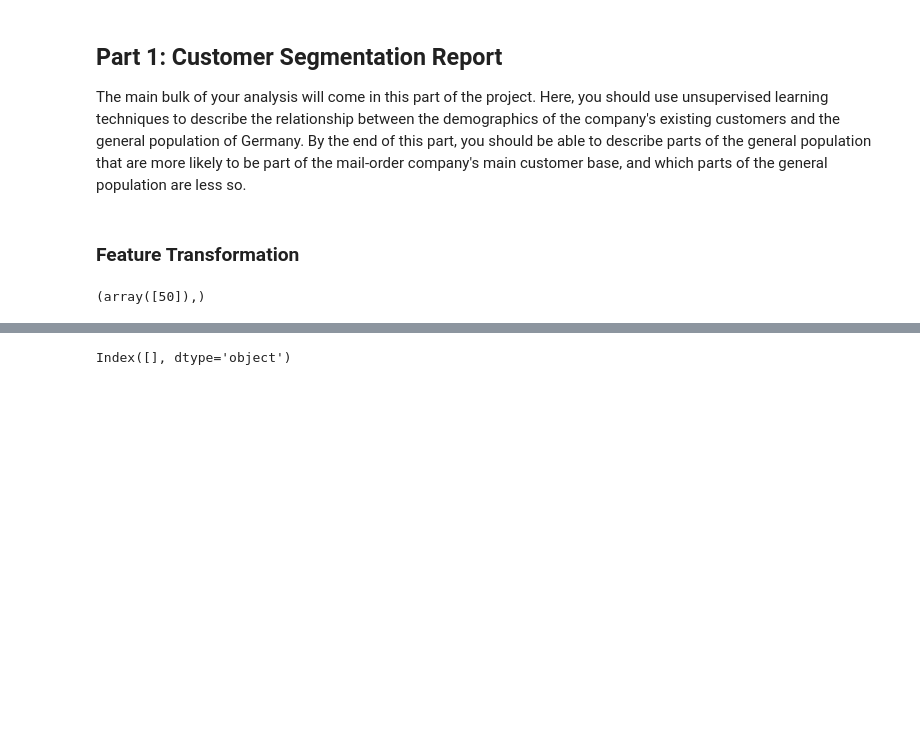
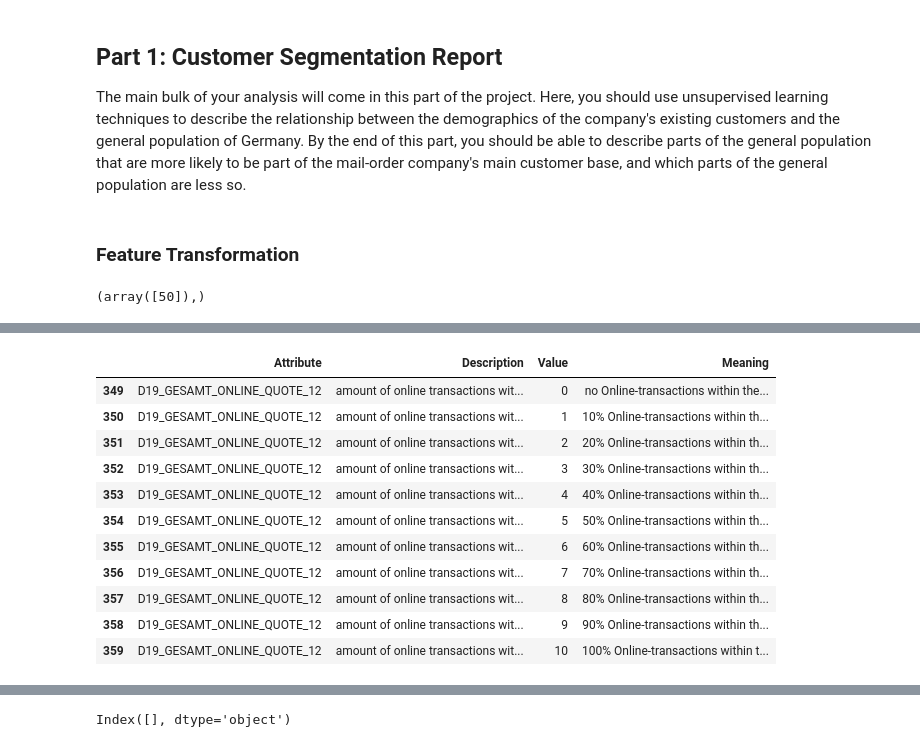
Before and after one commit to dragon7-fc/DSND-Capstone, a Jupyter notebook: Arvato Project Workbook.ipynb, the cells around one changed output, grey strips where cells are left out. Cells and saved outputs as stored; diff of their text form; code cells hidden in the pictures; blank space fills up the shorter version.

```diff
--- a/Arvato Project Workbook.ipynb
+++ b/Arvato Project Workbook.ipynb
@@ -1442,0 +1656,15 @@ Index(['GEBURTSJAHR'], dtype='object')
+# %%
+values_df[values_df.Attribute == 'D19_GESAMT_ONLINE_QUOTE_12']
+# %% [output]
+|  | Attribute | Description | Value | Meaning |
+| 349 | D19_GESAMT_ONLINE_QUOTE_12 | amount of online transactions wit... | 0 | no Online-transactions within the... |
+| 350 | D19_GESAMT_ONLINE_QUOTE_12 | amount of online transactions wit... | 1 | 10% Online-transactions within th... |
+| 351 | D19_GESAMT_ONLINE_QUOTE_12 | amount of online transactions wit... | 2 | 20% Online-transactions within th... |
+| 352 | D19_GESAMT_ONLINE_QUOTE_12 | amount of online transactions wit... | 3 | 30% Online-transactions within th... |
+| 353 | D19_GESAMT_ONLINE_QUOTE_12 | amount of online transactions wit... | 4 | 40% Online-transactions within th... |
+| 354 | D19_GESAMT_ONLINE_QUOTE_12 | amount of online transactions wit... | 5 | 50% Online-transactions within th... |
+| 355 | D19_GESAMT_ONLINE_QUOTE_12 | amount of online transactions wit... | 6 | 60% Online-transactions within th... |
+| 356 | D19_GESAMT_ONLINE_QUOTE_12 | amount of online transactions wit... | 7 | 70% Online-transactions within th... |
+| 357 | D19_GESAMT_ONLINE_QUOTE_12 | amount of online transactions wit... | 8 | 80% Online-transactions within th... |
+| 358 | D19_GESAMT_ONLINE_QUOTE_12 | amount of online transactions wit... | 9 | 90% Online-transactions within th... |
+| 359 | D19_GESAMT_ONLINE_QUOTE_12 | amount of online transactions wit... | 10 | 100% Online-transactions within t... |
```
Also changed, not shown: parts of 86 cells of this notebook.
